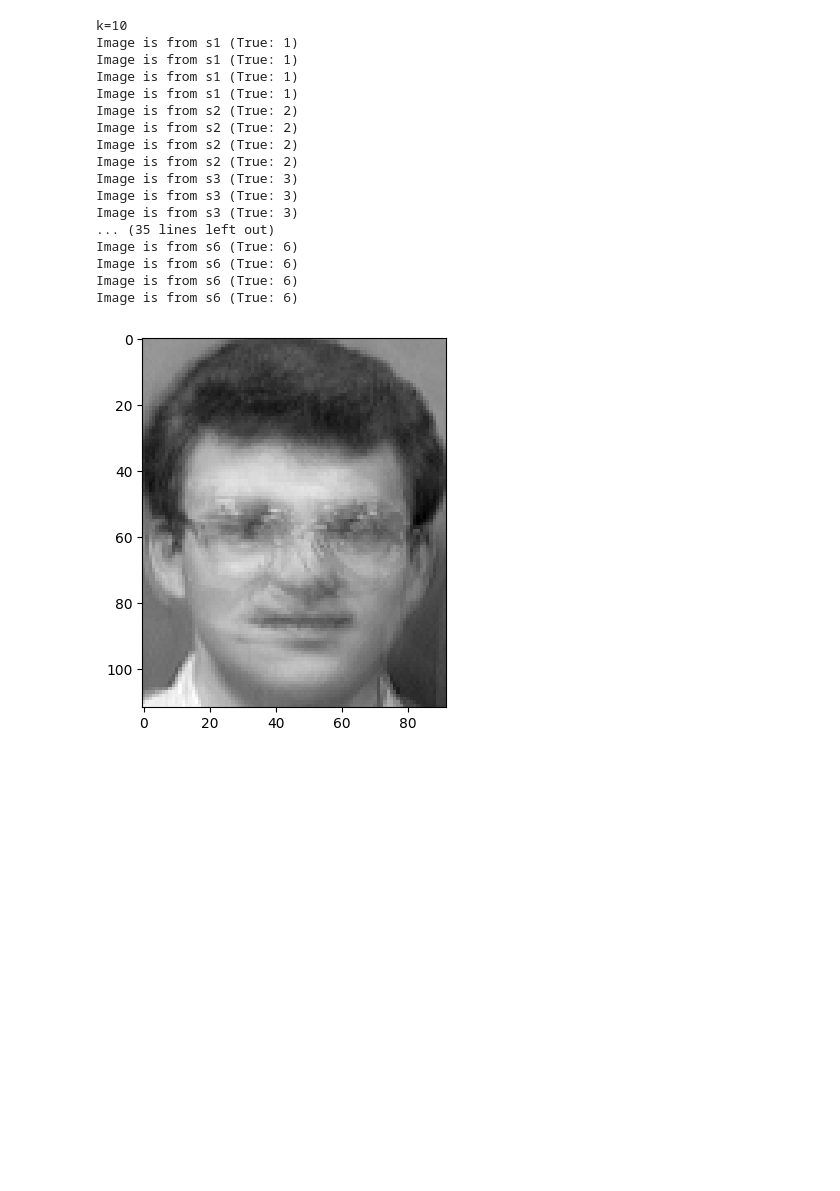
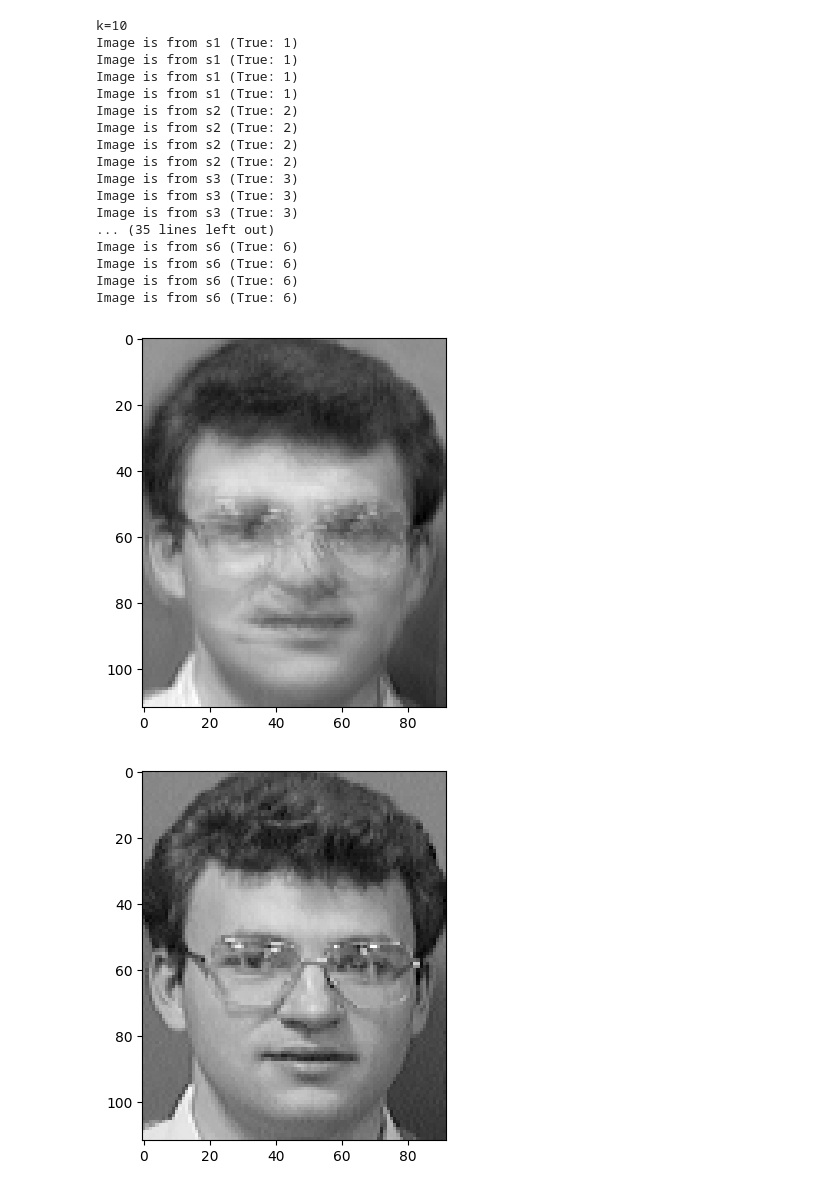
Before and after one commit to naufal101006/Proyek_MA3022, a Jupyter notebook: main.ipynb, the cells around one changed output. Saved outputs shown, nothing was run; the diff lists cells and outputs as text; code cells hidden in the pictures; blank space fills up the shorter version.

Commit message:
Add original image below reconstruction

```diff
--- a/main.ipynb
+++ b/main.ipynb
@@ -84,12 +84,16 @@ Image is from s6 (True: 6)
 # %%
 # Get U_10
 U_10 = get_U_k(10)
 
 # Get coordinate of training image in eigenspace
 x = U_10[:, :10].dot(U_10[:, :10].transpose().dot(X[20])) + mean_face
 
 # Show result
 plt.imshow(x.reshape((112, 92)), cmap='gray')
 plt.show()
+
+plt.imshow((X[20] + mean_face).reshape((112, 92)), cmap='gray')
+plt.show()
 # %% [output]
 [figure]
+[figure, added]
```
